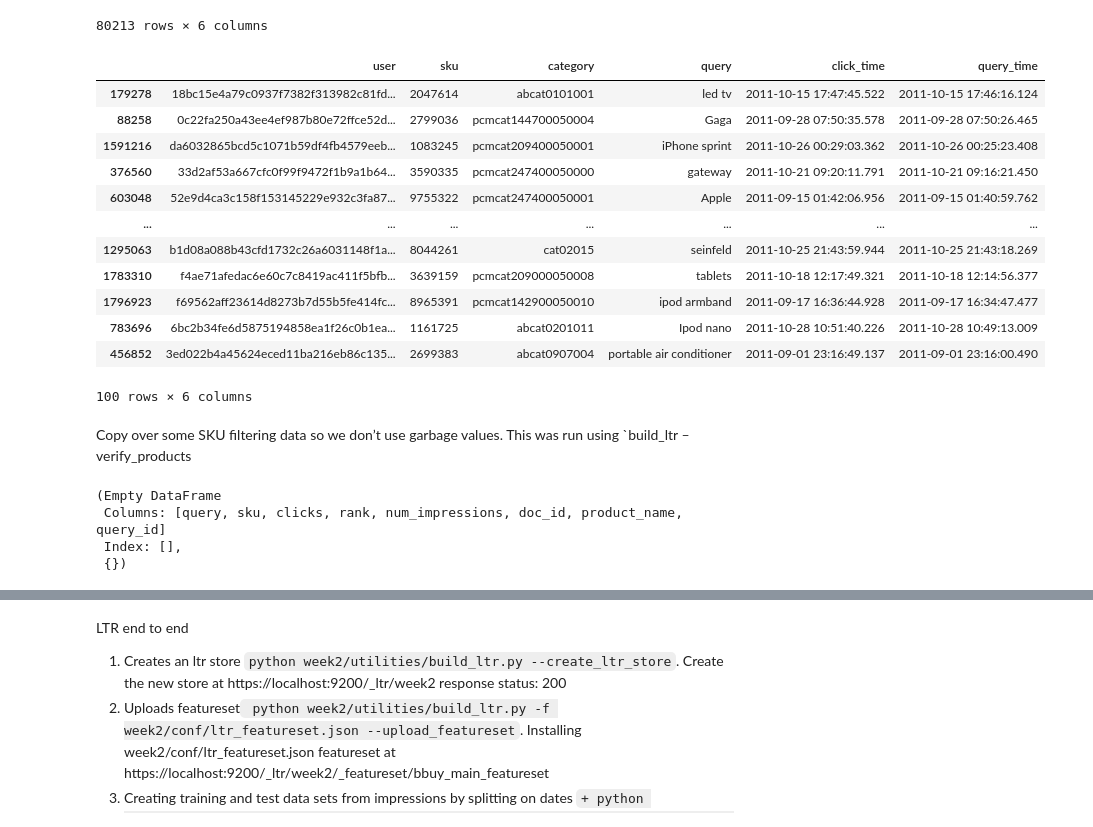
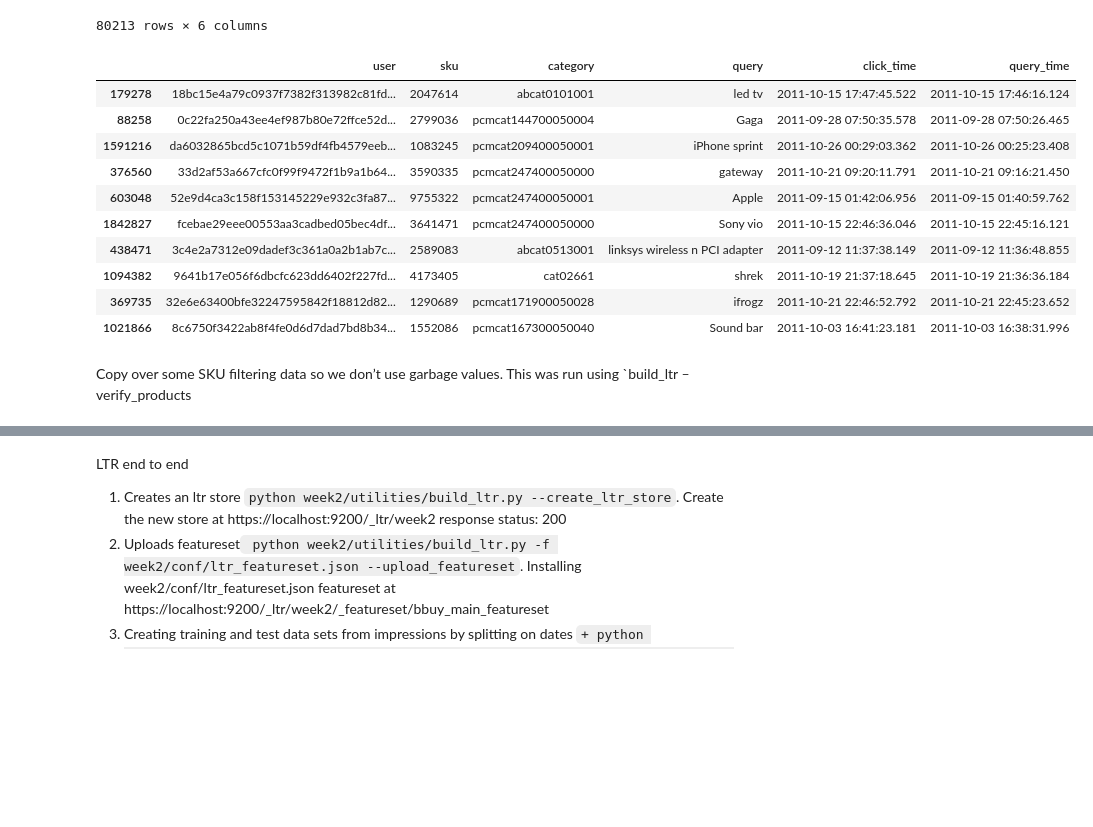
Before and after one commit to gsingers/search_with_machine_learning_course, a Jupyter notebook: week2/utilities/core.ipynb, the cells around one changed output, grey strips where cells are left out. Cells and saved outputs as stored; diff of their text form; code cells hidden in the pictures; blank space fills up the shorter version.

```diff
--- a/week2/utilities/core.ipynb
+++ b/week2/utilities/core.ipynb
@@ -139,21 +96,19 @@ df[df.category == 'abcat0101001'] # Get all the queries from a given category
 | 1865224 | fffd4ebf04febc87ca4b34c730c78d7bf... | 2620821 | abcat0101001 | Infinity | 2011-10-19 21:20:40.308 | 2011-10-19 21:20:15.504 |
 80213 rows × 6 columns
 # %%
-df.sample(n=100, random_state=42) # take a random subsample
+df.sample(n=10, random_state=42) # take a random subsample
 # %% [output]
 |  | user | sku | category | query | click_time | query_time |
 | 179278 | 18bc15e4a79c0937f7382f313982c81fd... | 2047614 | abcat0101001 | led tv | 2011-10-15 17:47:45.522 | 2011-10-15 17:46:16.124 |
 | 88258 | 0c22fa250a43ee4ef987b80e72ffce52d... | 2799036 | pcmcat144700050004 | Gaga | 2011-09-28 07:50:35.578 | 2011-09-28 07:50:26.465 |
 | 1591216 | da6032865bcd5c1071b59df4fb4579eeb... | 1083245 | pcmcat209400050001 | iPhone sprint | 2011-10-26 00:29:03.362 | 2011-10-26 00:25:23.408 |
 | 376560 | 33d2af53a667cfc0f99f9472f1b9a1b64... | 3590335 | pcmcat247400050000 | gateway | 2011-10-21 09:20:11.791 | 2011-10-21 09:16:21.450 |
 | 603048 | 52e9d4ca3c158f153145229e932c3fa87... | 9755322 | pcmcat247400050001 | Apple | 2011-09-15 01:42:06.956 | 2011-09-15 01:40:59.762 |
-| ... | ... | ... | ... | ... | ... | ... |
-| 1295063 | b1d08a088b43cfd1732c26a6031148f1a... | 8044261 | cat02015 | seinfeld | 2011-10-25 21:43:59.944 | 2011-10-25 21:43:18.269 |
-| 1783310 | f4ae71afedac6e60c7c8419ac411f5bfb... | 3639159 | pcmcat209000050008 | tablets | 2011-10-18 12:17:49.321 | 2011-10-18 12:14:56.377 |
-| 1796923 | f69562aff23614d8273b7d55b5fe414fc... | 8965391 | pcmcat142900050010 | ipod armband | 2011-09-17 16:36:44.928 | 2011-09-17 16:34:47.477 |
-| 783696 | 6bc2b34fe6d5875194858ea1f26c0b1ea... | 1161725 | abcat0201011 | Ipod nano | 2011-10-28 10:51:40.226 | 2011-10-28 10:49:13.009 |
-| 456852 | 3ed022b4a45624eced11ba216eb86c135... | 2699383 | abcat0907004 | portable air conditioner | 2011-09-01 23:16:49.137 | 2011-09-01 23:16:00.490 |
+| 1842827 | fcebae29eee00553aa3cadbed05bec4df... | 3641471 | pcmcat247400050000 | Sony vio | 2011-10-15 22:46:36.046 | 2011-10-15 22:45:16.121 |
+| 438471 | 3c4e2a7312e09dadef3c361a0a2b1ab7c... | 2589083 | abcat0513001 | linksys wireless n PCI adapter | 2011-09-12 11:37:38.149 | 2011-09-12 11:36:48.855 |
+| 1094382 | 9641b17e056f6dbcfc623dd6402f227fd... | 4173405 | cat02661 | shrek | 2011-10-19 21:37:18.645 | 2011-10-19 21:36:36.184 |
+| 369735 | 32e6e63400bfe32247595842f18812d82... | 1290689 | pcmcat171900050028 | ifrogz | 2011-10-21 22:46:52.792 | 2011-10-21 22:45:23.652 |
+| 1021866 | 8c6750f3422ab8f4fe0d6d7dad7bd8b34... | 1552086 | pcmcat167300050040 | Sound bar | 2011-10-03 16:41:23.181 | 2011-10-03 16:38:31.996 |
-100 rows × 6 columns
 # %% [markdown]
 Copy over some SKU filtering data so we don’t use garbage values. This was run using `build_ltr –verify_products
 # %%
@@ -165,9 +118,2 @@ o = synthesize_impressions(sdf, min_impressions=5, min_clicks=1)
-# %%
-o
-# %% [output]
-(Empty DataFrame
- Columns: [query, sku, clicks, rank, num_impressions, doc_id, product_name, query_id]
- Index: [],
- {})
 # %%
 # Looks through all SKUs in --all_clicks and reports the ones that aren't in the index.
```
Also changed, not shown: parts of 46 cells of this notebook, 3 other files.
